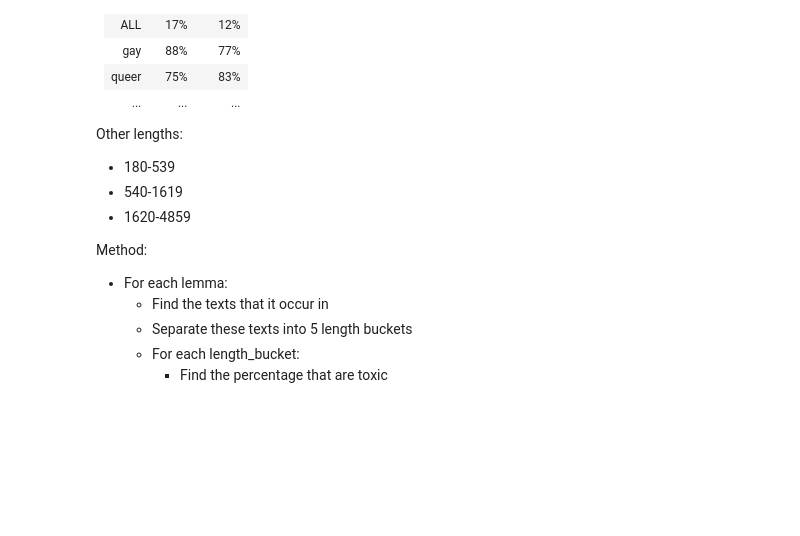
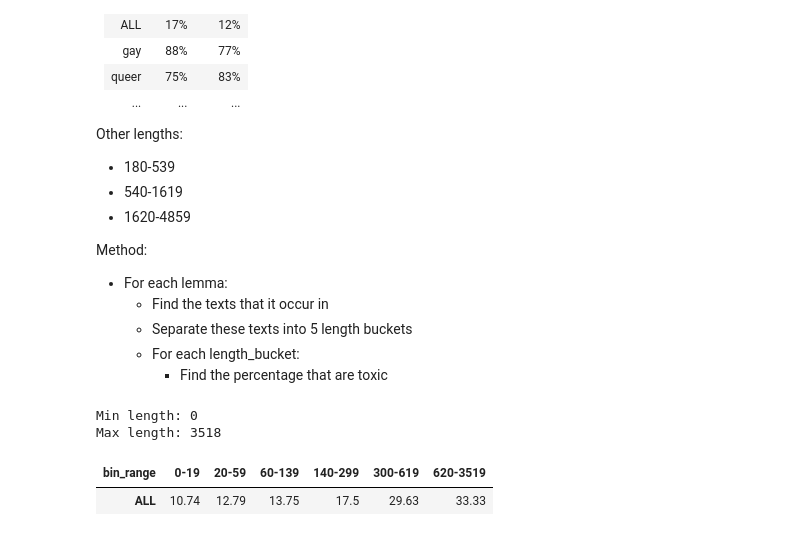
Before and after one commit to MajaMittag/gender-bias_da, a Jupyter notebook: toxicity_detection/mitigation/data_supplementation.ipynb, the cells around one changed output. Cells and saved outputs as stored; diff of their text form; code cells hidden in the pictures; blank space fills up the shorter version.

```diff
--- a/toxicity_detection/mitigation/data_supplementation.ipynb
+++ b/toxicity_detection/mitigation/data_supplementation.ipynb
@@ -251,3 +255,41 @@ Method:
   * Separate these texts into 5 length buckets
   * For each length_bucket:
     * Find the percentage that are toxic
+# %%
+# add lengths to df
+train_orig["length"] = train_orig["tweet"].progress_apply(lambda x: len(x))
+# %%
+# divide into 6 buckets
+print("Min length:", train_orig["length"].min())
+print("Max length:", train_orig["length"].max())
+
+bin1 = train_orig.query("0 <= length <= 19") # 20
+bin2 = train_orig.query("20 <= length <= 59") # 40
+bin3 = train_orig.query("60 <= length <= 139") # 80
+bin4 = train_orig.query("140 <= length <= 299") # 160
+bin5 = train_orig.query("300 <= length <= 619") # 320
+bin6 = train_orig.query("620 <= length") # the rest
+bins = [bin1, bin2, bin3, bin4, bin5, bin6]
+bin_labels = ["0-19", "20-59", "60-139", "140-299", "300-619", "620-3519"]
+# %% [output]
+Min length: 0
+Max length: 3518
+# %%
+# find proportion of toxic comments for each bin (no specific terms)
+results = {"bin_range":bin_labels, "toxic":[], "nontoxic":[]}
+for bin in bins: # length bins
+    results["toxic"].append(len(bin[bin["label"] == 1])) # count toxic in that bin
+    results["nontoxic"].append(len(bin[bin["label"] == 0])) # and non-toxic
+
+# prepare preliminary results df
+prel_results_df = pd.DataFrame(results)
+prel_results_df["pct_toxic"] = ( prel_results_df["toxic"] / (prel_results_df["toxic"]+prel_results_df["nontoxic"]) ) * 100 # add percentage
+prel_results_df.set_index("bin_range", inplace=True)
+
+# add to final results df
+results_df_1 = prel_results_df[["pct_toxic"]].T
+results_df_1.index = ["ALL"]
+results_df_1.round(2)
+# %% [output]
+| bin_range | 0-19 | 20-59 | 60-139 | 140-299 | 300-619 | 620-3519 |
+| ALL | 10.74 | 12.79 | 13.75 | 17.5 | 29.63 | 33.33 |
```
Also changed, not shown: parts of 11 cells of this notebook, 2 other files.
